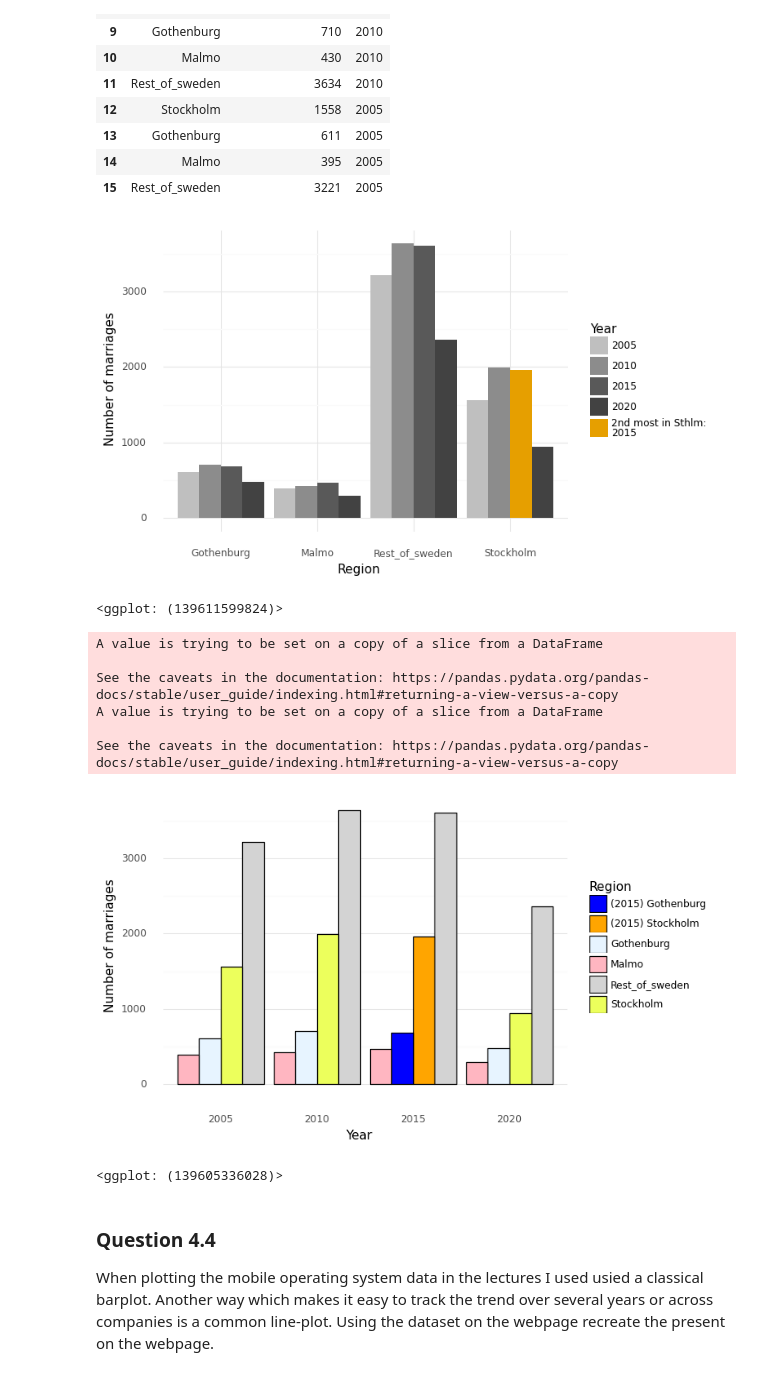
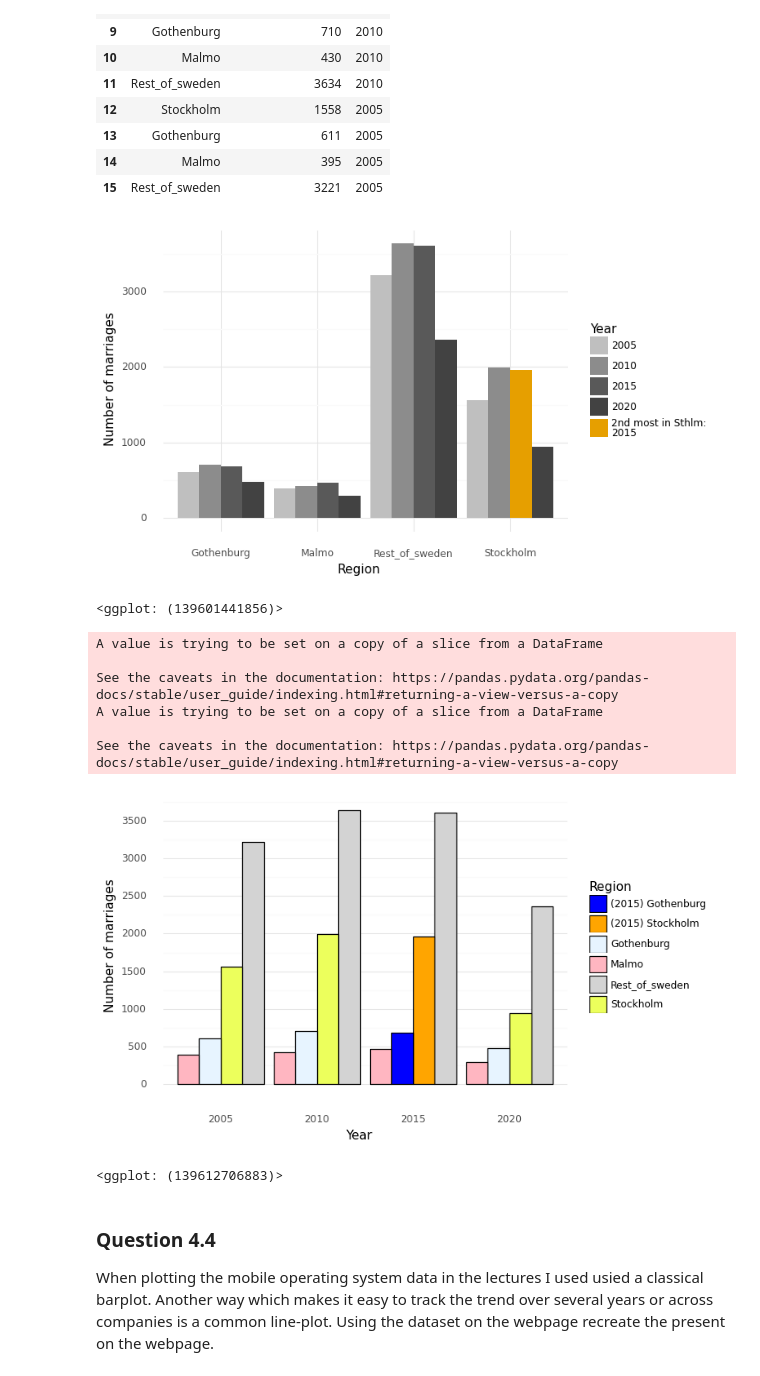
Before and after one commit to AxelEiman/SciVis, a Jupyter notebook: HW1/Homework1.ipynb, the cells around one changed output. Drawn from its saved outputs; the diff is of its cells as text; code cells hidden in the pictures.

```diff
--- a/HW1/Homework1.ipynb
+++ b/HW1/Homework1.ipynb
@@ -519,7 +526,7 @@ mar['Year'] = ["2020", "2020", "2020", "2020", "2nd most in Sthlm:\n2015", "2015
 grays = ['#bfbfbf', '#8c8c8c', '#595959', '#424242']
 col = [grays[0], grays[1], grays[2], grays[3], cbPalette[0]]
 
-(
+p = (
     ggplot(mar, aes(x='region', y='number_marriges', group='factor(year)', fill='Year'))
     + geom_bar(stat='identity', position='dodge')
     + scale_fill_manual(values=col)
@@ -527,34 +534,46 @@ col = [grays[0], grays[1], grays[2], grays[3], cbPalette[0]]
     + labs(x='Region', y='Number of marriages')
     + theme()
 )
+
+p.save("Figs/4.3_2nd_most.png", width=BASE_WIDTH, height=BASE_HEIGHT, dpi=300)
+
+p
 # %% [output]
 [figure]
-<ggplot: (139611599824)>
+<ggplot: (139601441856)>
 # %%
 # Insert code here for part ii) (see how many more marriages in sthlm than gbg in 2015)
 # Remember to print the visual
 col2 = ['Blue', 'Orange', '#E7f4ff', 'LightPink', 'LightGray', '#Ecff5c']
 
 mar['Region'] = mar['region']
 mar['Region'].iloc[4] = '(2015) Stockholm'
 mar['Region'].iloc[5] = '(2015) Gothenburg'
-(
+p = (
     ggplot(mar, aes(x='factor(year)', y='number_marriges', group='number_marriges', fill='Region'))
     + geom_bar(stat='identity', position='dodge', color='black')
     + scale_fill_manual(values=col2)
+    + scale_y_continuous(breaks=[0,500,1000,1500,2000,2500,3000,3500])
     + theme_minimal()
     + labs(x='Year', y='Number of marriages')
-    + theme(panel_grid_major_x=element_blank())
+    + theme(
+        panel_grid_major_x=element_blank(),
+        panel_grid_minor_y = element_line()
+    )
 )
+
+p.save("Figs/4.3_comparison.png", width=BASE_WIDTH, height=BASE_HEIGHT, dpi=300)
+
+p
 # %% [output]
 A value is trying to be set on a copy of a slice from a DataFrame
 
 See the caveats in the documentation: https://pandas.pydata.org/pandas-docs/stable/user_guide/indexing.html#returning-a-view-versus-a-copy
 A value is trying to be set on a copy of a slice from a DataFrame
 
 See the caveats in the documentation: https://pandas.pydata.org/pandas-docs/stable/user_guide/indexing.html#returning-a-view-versus-a-copy
-[figure, old version]
+[figure, new version]
-<ggplot: (139605336028)>
+<ggplot: (139612706883)>
 # %% [markdown]
 ### Question 4.4
 
```
Also changed, not shown: parts of 14 cells of this notebook, 16 other files.
